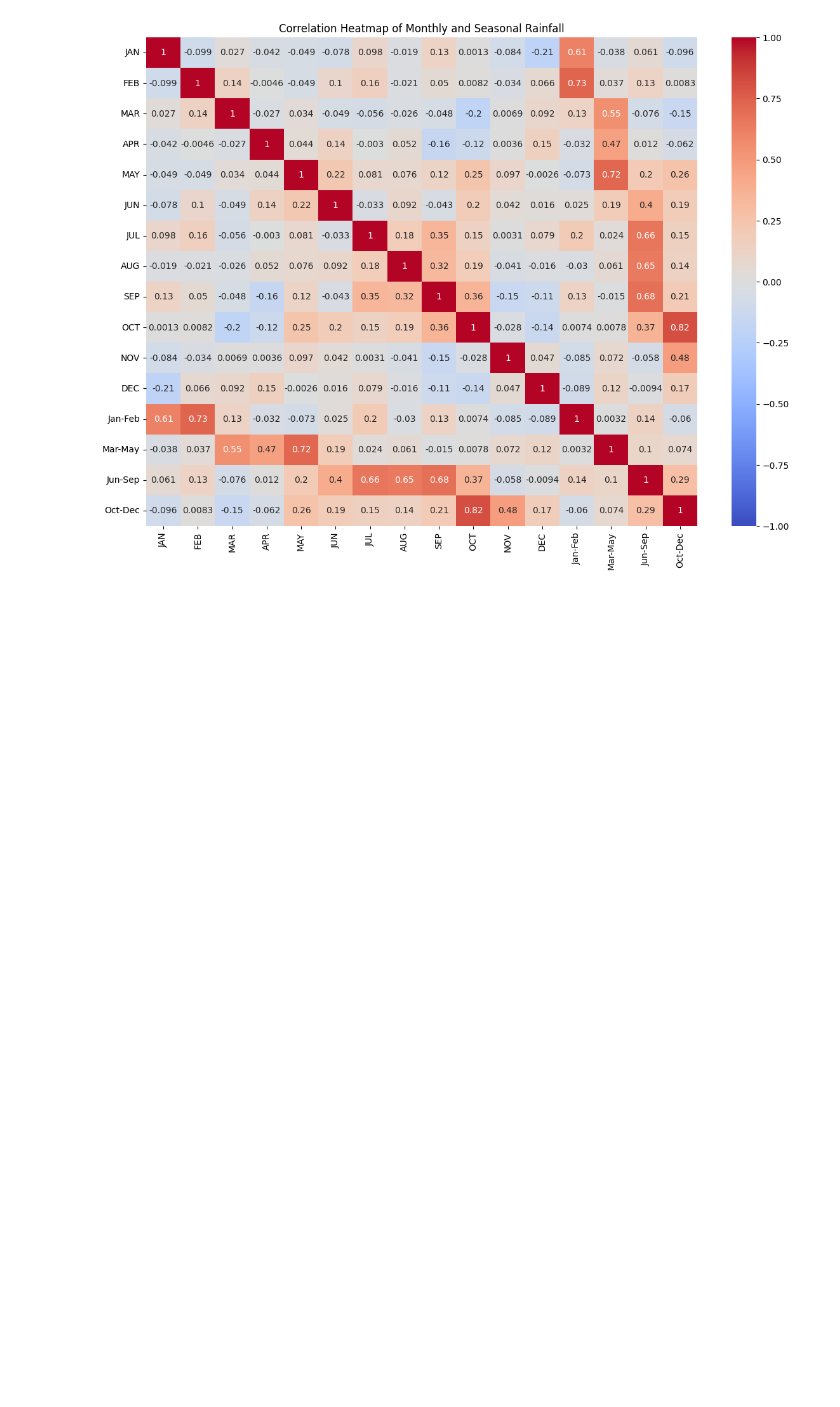
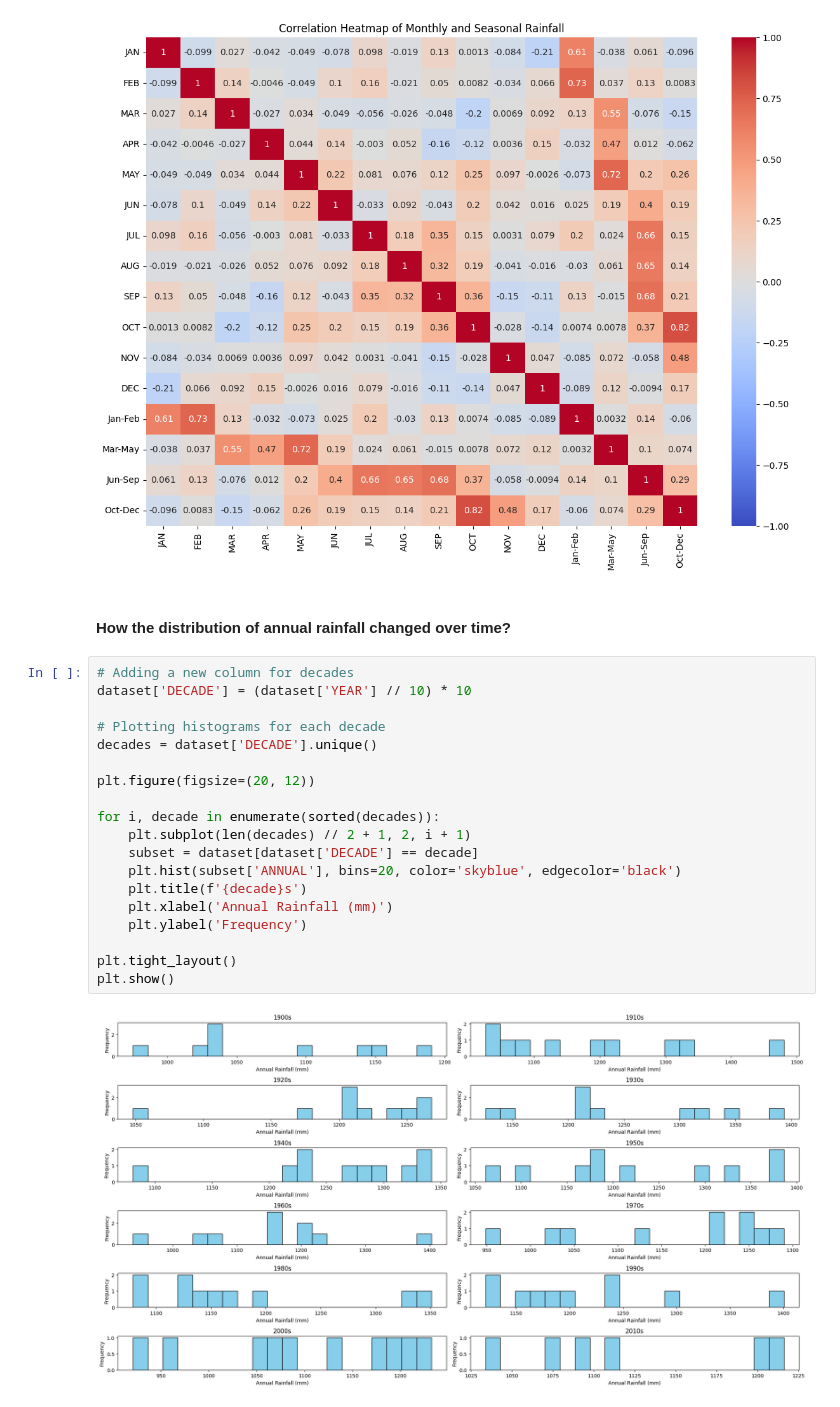
Before and after one commit to Darknight47/Time-Series-Analyasis, a Jupyter notebook: rainfall_trends.ipynb, the cells around one changed output. Drawn from its saved outputs; the diff is of its cells as text; blank space fills up the shorter version.

Commit message:
distribution of annual rainfall

```diff
--- a/rainfall_trends.ipynb
+++ b/rainfall_trends.ipynb
@@ -105,3 +105,26 @@ plt.title('Correlation Heatmap of Monthly and Seasonal Rainfall')
 plt.show()
 # %% [output]
 [figure]
+# %% [markdown]
+#### How the distribution of annual rainfall changed over time?
+# %%
+# Adding a new column for decades
+dataset['DECADE'] = (dataset['YEAR'] // 10) * 10
+
+# Plotting histograms for each decade
+decades = dataset['DECADE'].unique()
+
+plt.figure(figsize=(20, 12))
+
+for i, decade in enumerate(sorted(decades)):
+    plt.subplot(len(decades) // 2 + 1, 2, i + 1)
+    subset = dataset[dataset['DECADE'] == decade]
+    plt.hist(subset['ANNUAL'], bins=20, color='skyblue', edgecolor='black')
+    plt.title(f'{decade}s')
+    plt.xlabel('Annual Rainfall (mm)')
+    plt.ylabel('Frequency')
+
+plt.tight_layout()
+plt.show()
+# %% [output]
+[figure, added]
```
Also changed, not shown: parts of 1 cell of this notebook.
